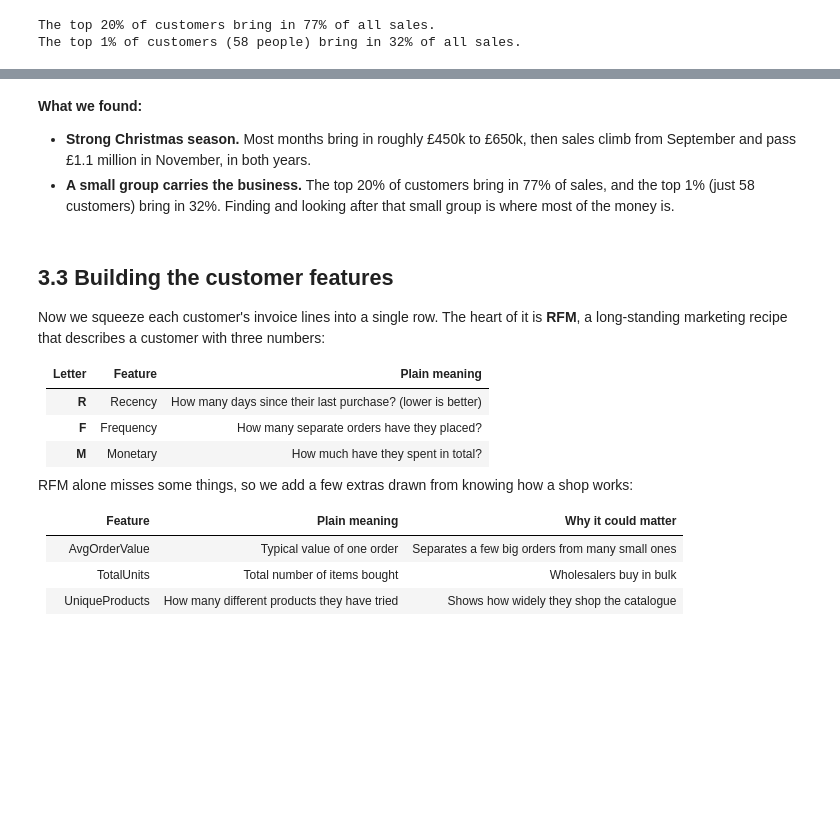
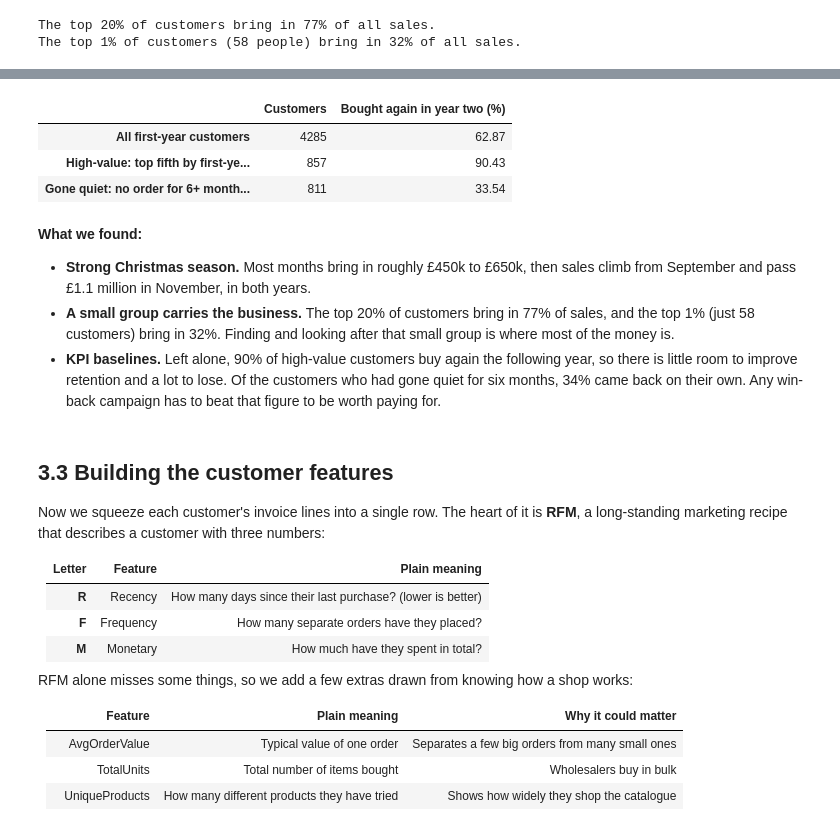
Before and after one commit to Quidam427/customer_segmentation_clustering, a Jupyter notebook: notebooks/Frederick_Halog_AIM Capstone_Clustering.ipynb, the cells around one changed output, grey strips where cells are left out. Drawn from its saved outputs; the diff is of its cells as text; code cells hidden in the pictures; blank space fills up the shorter version.

```diff
--- a/notebooks/Frederick_Halog_AIM Capstone_Clustering.ipynb
+++ b/notebooks/Frederick_Halog_AIM Capstone_Clustering.ipynb
@@ -655,8 +692,32 @@ The top 1% of customers (58 people) bring in 32% of all sales.
+# %%
+one_year_mark = pd.Timestamp("2010-12-10")
+first_year = sales[sales["InvoiceDate"] < one_year_mark]
+came_back = set(sales.loc[sales["InvoiceDate"] >= one_year_mark, "Customer ID"])
+
+first_year_spend = first_year.groupby("Customer ID")["LineValue"].sum()
+last_seen = first_year.groupby("Customer ID")["InvoiceDate"].max()
+
+groups_to_check = {
+    "All first-year customers": first_year_spend.index,
+    "High-value: top fifth by first-year spend": first_year_spend[first_year_spend >= first_year_spend.quantile(0.80)].index,
+    "Gone quiet: no order for 6+ months at the one-year mark": last_seen[(one_year_mark - last_seen).dt.days > 180].index,
+}
+kpi_baselines = pd.DataFrame({
+    "Customers": {name: len(ids) for name, ids in groups_to_check.items()},
+    "Bought again in year two (%)": {name: ids.isin(came_back).mean() * 100 for name, ids in groups_to_check.items()},
+})
+display(kpi_baselines)
+# %% [output]
+|  | Customers | Bought again in year two (%) |
+| All first-year customers | 4285 | 62.87 |
+| High-value: top fifth by first-ye... | 857 | 90.43 |
+| Gone quiet: no order for 6+ month... | 811 | 33.54 |
 # %% [markdown]
 **What we found:**
 
 - **Strong Christmas season.** Most months bring in roughly £450k to £650k, then sales climb from September and pass £1.1 million in November, in both years.
 - **A small group carries the business.** The top 20% of customers bring in 77% of sales, and the top 1% (just 58 customers) bring in 32%. Finding and looking after that small group is where most of the money is.
+- **KPI baselines.** Left alone, 90% of high-value customers buy again the following year, so there is little room to improve retention and a lot to lose. Of the customers who had gone quiet for six months, 34% came back on their own. Any win-back campaign has to beat that figure to be worth paying for.
 # %% [markdown]
 ## 3.3 Building the customer features
 
```
Also changed, not shown: parts of 4 cells of this notebook, 6 other files.
